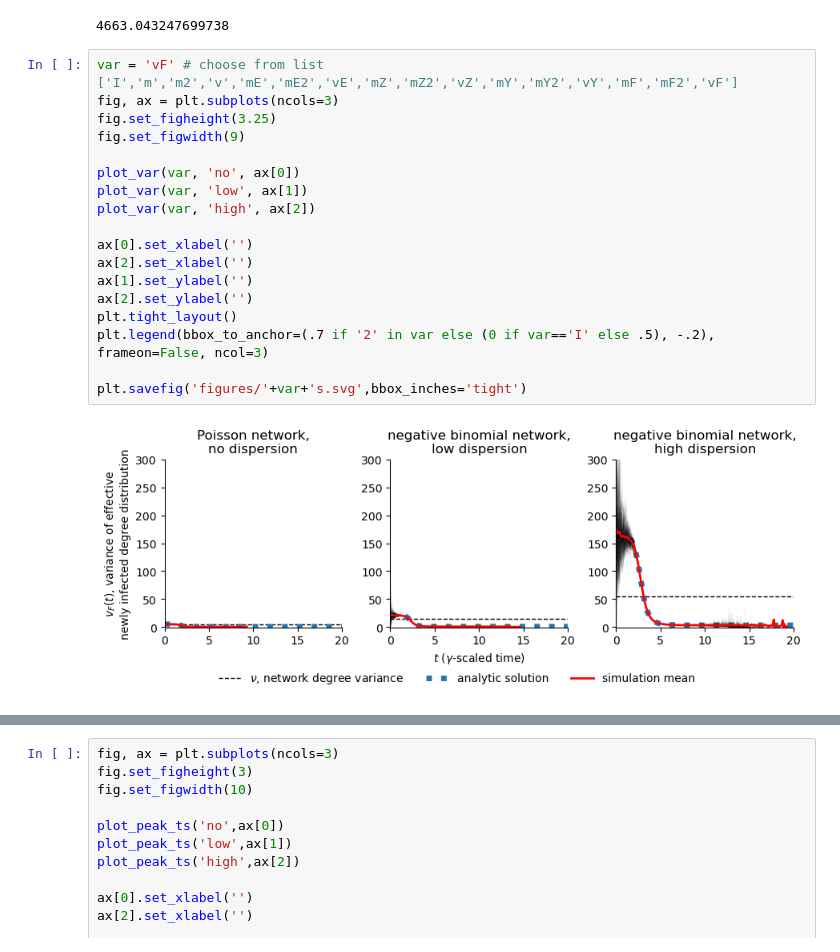
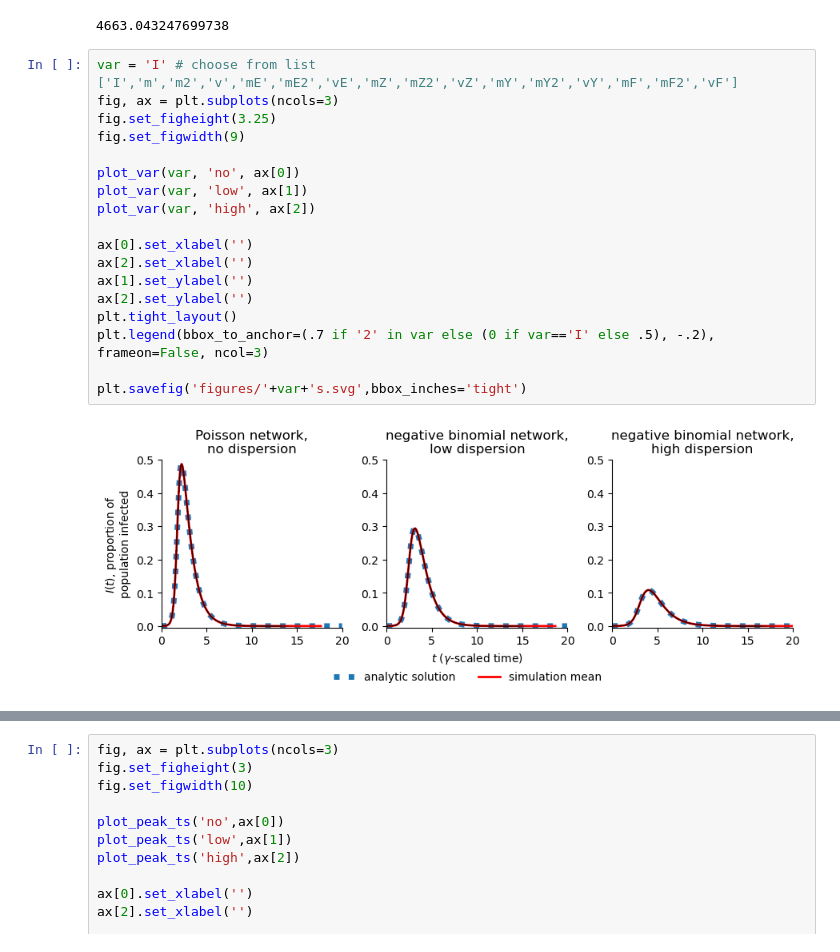
Before and after one commit to freedmanari/infected_degrees, a Jupyter notebook: network_epidemic.ipynb, the cells around one changed output, grey strips where cells are left out. Cells and saved outputs as stored; diff of their text form.

```diff
--- a/network_epidemic.ipynb
+++ b/network_epidemic.ipynb
@@ -1192,22 +1192,22 @@ time2 - time1
 199
 4663.043247699738
 # %%
-var = 'vF' # choose from list ['I','m','m2','v','mE','mE2','vE','mZ','mZ2','vZ','mY','mY2','vY','mF','mF2','vF']
+var = 'I' # choose from list ['I','m','m2','v','mE','mE2','vE','mZ','mZ2','vZ','mY','mY2','vY','mF','mF2','vF']
 fig, ax = plt.subplots(ncols=3)
 fig.set_figheight(3.25)
 fig.set_figwidth(9)
 
 plot_var(var, 'no', ax[0])
 plot_var(var, 'low', ax[1])
 plot_var(var, 'high', ax[2])
 
 ax[0].set_xlabel('')
 ax[2].set_xlabel('')
 ax[1].set_ylabel('')
 ax[2].set_ylabel('')
 plt.tight_layout()
 plt.legend(bbox_to_anchor=(.7 if '2' in var else (0 if var=='I' else .5), -.2), frameon=False, ncol=3)
 
 plt.savefig('figures/'+var+'s.svg',bbox_inches='tight')
 # %% [output]
-[figure, old version]
+[figure, new version]
```
Also changed, not shown: parts of 3 cells of this notebook, 3 other files.
